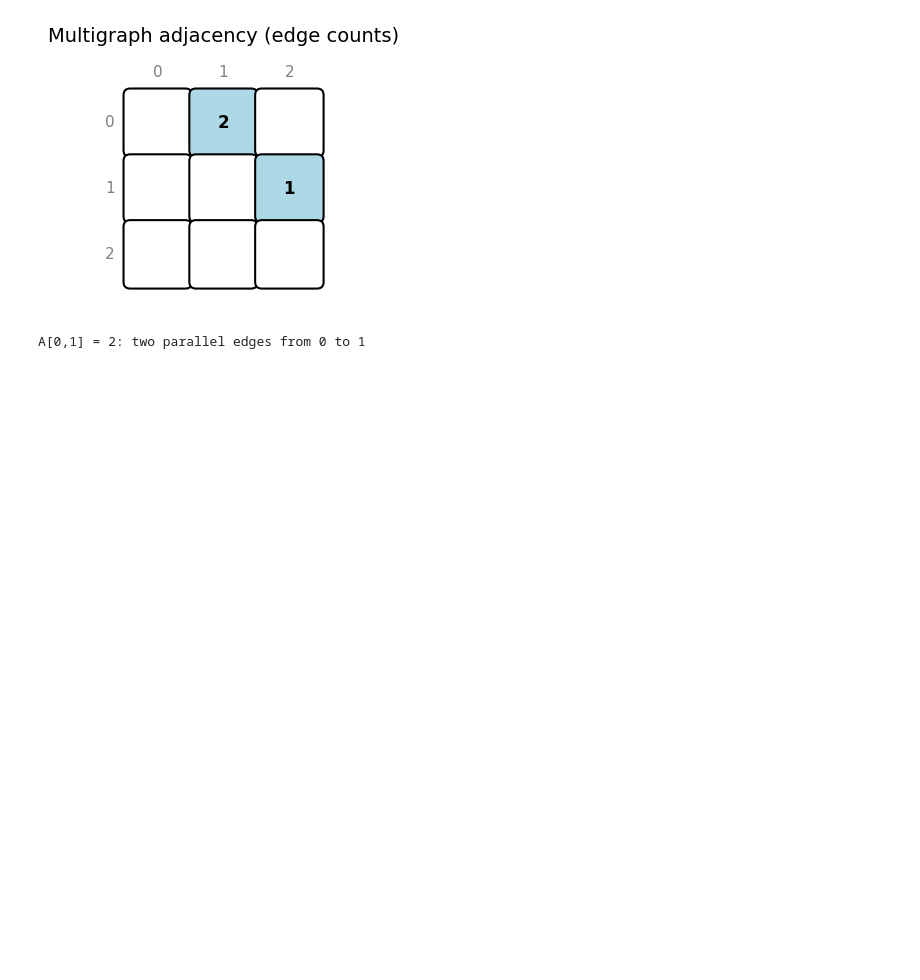
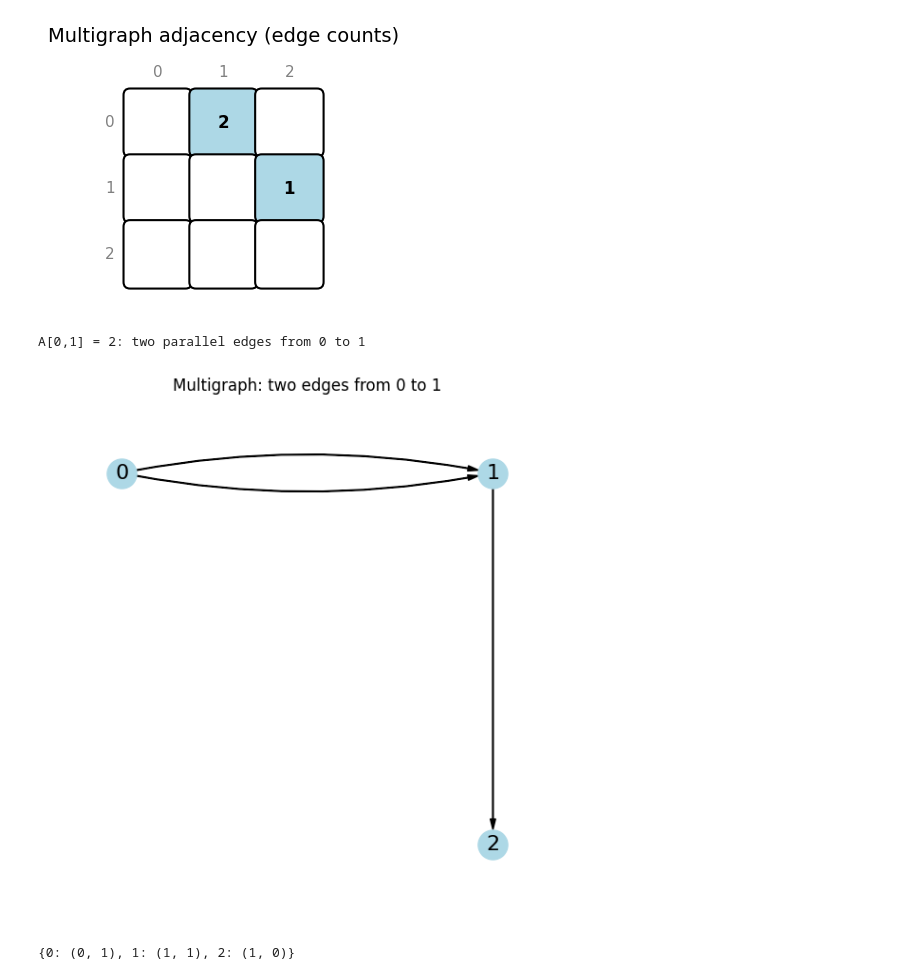
Before and after one commit to GraphBLAS/IllustratedGraphBLAS, a Jupyter notebook: notebooks/05_incidence_matrices.ipynb, the cells around one changed output. Cells and saved outputs as stored; diff of their text form; code cells hidden in the pictures; blank space fills up the shorter version.

```diff
--- a/notebooks/05_incidence_matrices.ipynb
+++ b/notebooks/05_incidence_matrices.ipynb
@@ -106,3 +95,10 @@ print("A[0,1] = 2: two parallel edges from 0 to 1")
 # %% [output]
 [figure]
 A[0,1] = 2: two parallel edges from 0 to 1
+# %%
+# Visualize the multigraph - curved edges show parallel connections
+pos_multi = {0: (0, 1), 1: (1, 1), 2: (1, 0)}
+draw_multigraph(multi_edges, pos=pos_multi, title="Multigraph: two edges from 0 to 1")
+# %% [output]
+[figure, added]
+{0: (0, 1), 1: (1, 1), 2: (1, 0)}
```
Also changed, not shown: parts of 7 cells of this notebook, 19 other files.
